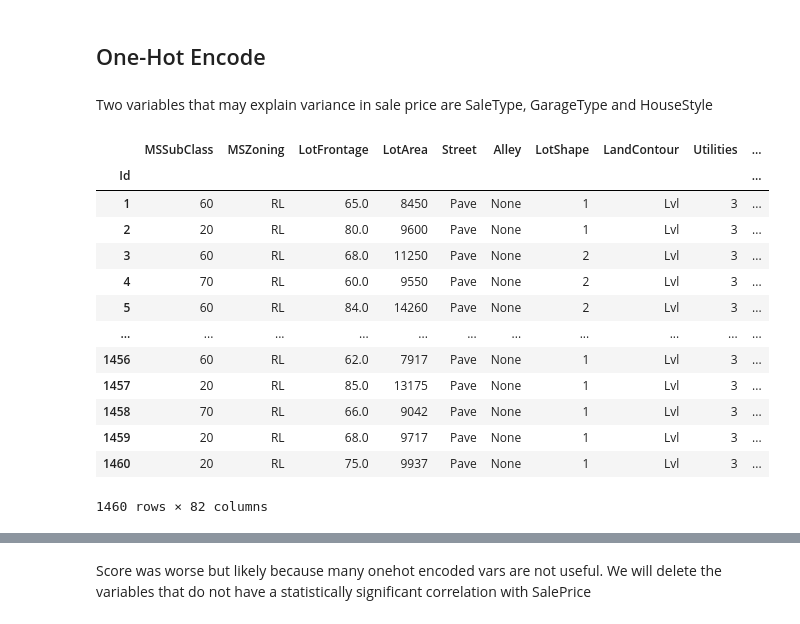
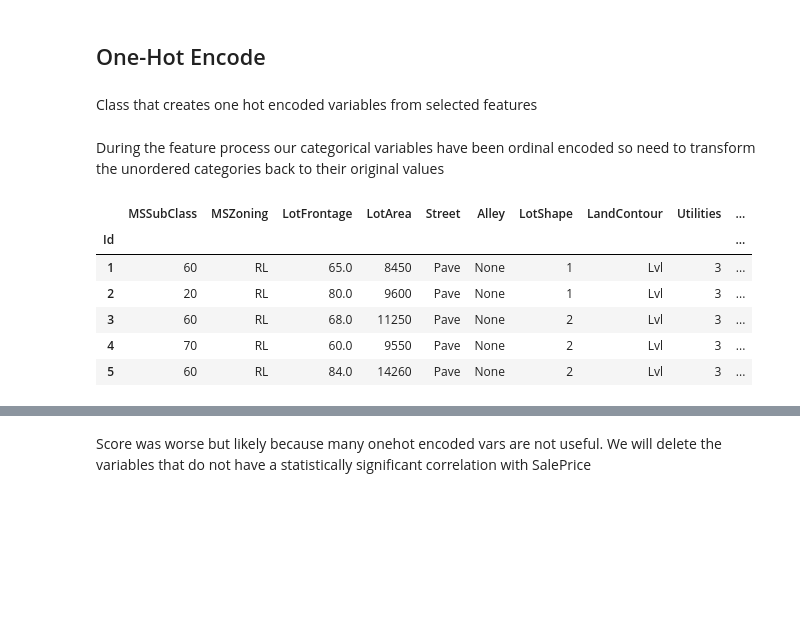
Before and after one commit to chonalchendo/kaggle_house_price_pred_comp, a Jupyter notebook: notebooks/03_feature_engineering.ipynb, the cells around one changed output, grey strips where cells are left out. Cells and saved outputs as stored; diff of their text form; code cells hidden in the pictures; blank space fills up the shorter version.

```diff
--- a/notebooks/03_feature_engineering.ipynb
+++ b/notebooks/03_feature_engineering.ipynb
@@ -452,2 +496,0 @@ for i in range(2, 10):
-# %%
-feature_df_2 = create_cluster(feature_df_2, features, n_clusters=5)
@@ -454 +499,3 @@ feature_df_2 = create_cluster(feature_df_2, features, n_clusters=5)
+# %%
+feature_df_3 = KMeansCluster(features=features, n_clusters=5).process(feature_df_2)
 # %% [markdown]
@@ -485,6 +568,6 @@ target_features = mask[mask > 15].index.tolist()
 target_features
 # %% [output]
 ['Neighborhood', 'Exterior2nd']
-# %%
-feature_df_3 = target_encoding(feature_df_2, target_features)
+# %%
+feature_df_4 = TargetEncoder(features=target_features, target='SalePrice').process(feature_df_3)
 # %%
@@ -494,5 +577,5 @@ score_dataset(feature_df_3)
 # %% [markdown]
 ## One-Hot Encode
-# %% [markdown]
-Two variables that may explain variance in sale price are SaleType, GarageType and HouseStyle
+# %% [markdown]
+Class that creates one hot encoded variables from selected features
 # %%
@@ -506,30 +599,20 @@ def one_hot_encode(df: pd.DataFrame, features: list[str]) -> pd.DataFrame:
+# %% [markdown]
+During the feature process our categorical variables have been ordinal encoded so need to transform the unordered categories back to their original values
 # %%
-# features = [
-#     'SaleType',
-#     'GarageType',
-#     'HouseStyle'
-# ]
-
 features_ohe = [col for col in features_nom if col not in target_features]
 
 # map the columns to their original values
 for col in features_ohe:
     d = dict(enumerate(train_df[col].cat.categories))
-    feature_df_3[col] = feature_df_3[col].map(d)
+    feature_df_4[col] = feature_df_4[col].map(d)
 
-feature_df_3
+# only run once - if run it twice re-run the feature_df_4 dataframe above
+feature_df_4.head()
 # %% [output]
 |  | MSSubClass | MSZoning | LotFrontage | LotArea | Street | Alley | LotShape | LandContour | Utilities | ... |
 | Id |  |  |  |  |  |  |  |  |  | ... |
 | 1 | 60 | RL | 65.0 | 8450 | Pave | None | 1 | Lvl | 3 | ... |
 | 2 | 20 | RL | 80.0 | 9600 | Pave | None | 1 | Lvl | 3 | ... |
 | 3 | 60 | RL | 68.0 | 11250 | Pave | None | 2 | Lvl | 3 | ... |
 | 4 | 70 | RL | 60.0 | 9550 | Pave | None | 2 | Lvl | 3 | ... |
 | 5 | 60 | RL | 84.0 | 14260 | Pave | None | 2 | Lvl | 3 | ... |
-| ... | ... | ... | ... | ... | ... | ... | ... | ... | ... | ... |
-| 1456 | 60 | RL | 62.0 | 7917 | Pave | None | 1 | Lvl | 3 | ... |
-| 1457 | 20 | RL | 85.0 | 13175 | Pave | None | 1 | Lvl | 3 | ... |
-| 1458 | 70 | RL | 66.0 | 9042 | Pave | None | 1 | Lvl | 3 | ... |
-| 1459 | 20 | RL | 68.0 | 9717 | Pave | None | 1 | Lvl | 3 | ... |
-| 1460 | 20 | RL | 75.0 | 9937 | Pave | None | 1 | Lvl | 3 | ... |
-1460 rows × 82 columns
```
Also changed, not shown: parts of 146 cells of this notebook, 1 other file.
